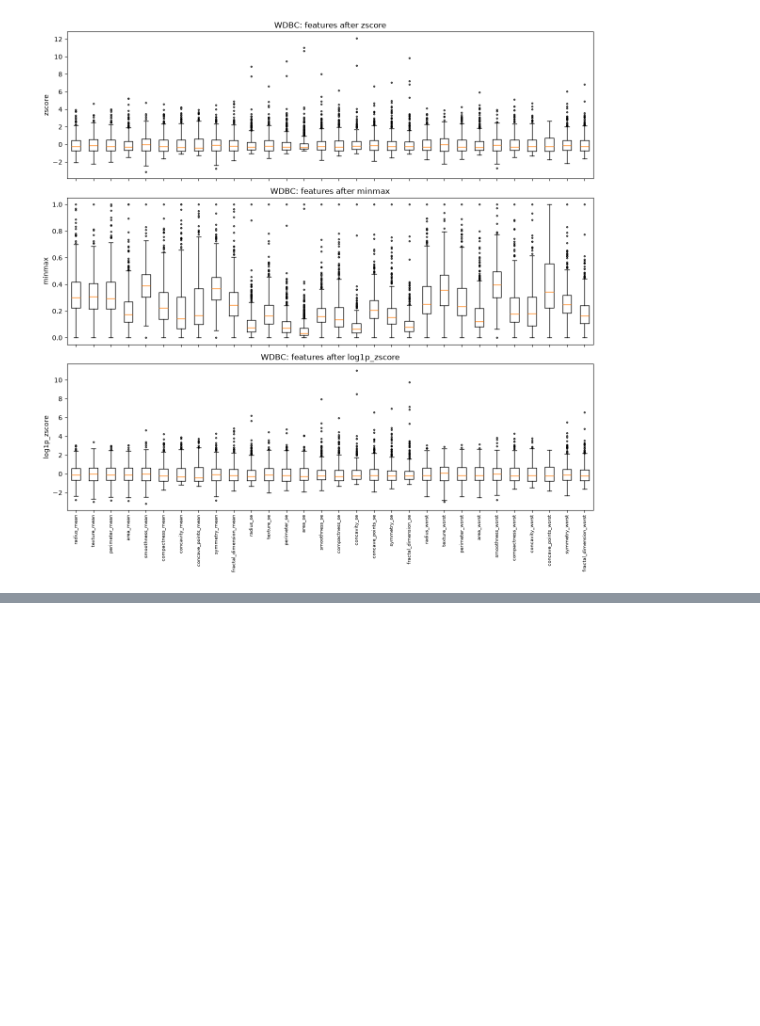
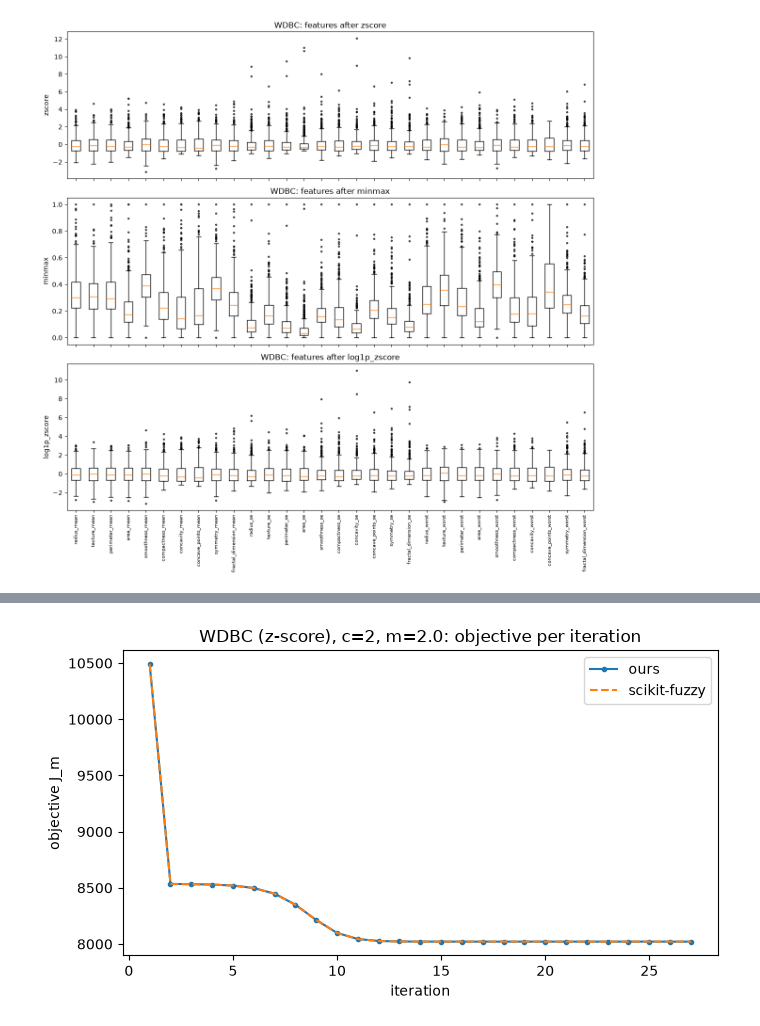
Before and after one commit to Stefy1209/Advanced-Methods-of-Data-Analysis, a Jupyter notebook: Reports/Report 1/src/wdbc/main.ipynb, the cells around one changed output, grey strips where cells are left out. Saved outputs shown, nothing was run; the diff lists cells and outputs as text; code cells hidden in the pictures; blank space fills up the shorter version.

Commit message:
wdbc notebook + csv + figures added

```diff
--- a/Reports/Report 1/src/wdbc/main.ipynb
+++ b/Reports/Report 1/src/wdbc/main.ipynb
@@ -384,0 +406,27 @@ plt.show()
+# %%
+import skfuzzy
+
+Xc = variants["zscore"]
+c_check, m_check = 2, 2.0
+
+ours = fcm.fcm(Xc, c=c_check, m=m_check, eps=FCM_EPS, max_iter=FCM_MAX_ITER, seed=SEED)
+
+# scikit-fuzzy expects data as features x samples, and the same initial partition
+cntr, u, u0, d, jm, p, fpc = skfuzzy.cluster.cmeans(
+    Xc.T, c=c_check, m=m_check, error=FCM_EPS, maxiter=FCM_MAX_ITER, init=ours.U0
+)
+
+check = pd.Series({
+    "iterations (ours)": ours.n_iter,
+    "iterations (skfuzzy)": p,
+    "converged (ours)": ours.converged,
+    "max |U_ours - U_skfuzzy|": np.abs(ours.U - u).max(),
+    "max |V_ours - V_skfuzzy|": np.abs(ours.V - cntr).max(),
+    "J (ours)": ours.J,
+    "J (skfuzzy)": jm[-1],
+    "PC (ours)": fcm.partition_coefficient(ours.U),
+    "PC (skfuzzy)": fpc,
+    "J never increases (ours)": bool(np.all(np.diff(ours.J_history) <= 1e-9 * ours.J_history[0])),
+})
+check.to_csv(OUT_DIR / "wdbc_fcm_crosscheck.csv", header=["value"])
+check
@@ -384,0 +445,13 @@ plt.show()
+# %%
+fig, ax = plt.subplots(figsize=(7, 4))
+ax.plot(range(1, len(ours.J_history) + 1), ours.J_history, marker="o", markersize=3, label="ours")
+ax.plot(range(1, len(jm) + 1), jm, linestyle="--", label="scikit-fuzzy")
+ax.set_xlabel("iteration")
+ax.set_ylabel("objective J_m")
+ax.set_title(f"WDBC (z-score), c={c_check}, m={m_check}: objective per iteration")
+ax.legend()
+fig.tight_layout()
+fig.savefig(FIG_DIR / "wdbc_fcm_crosscheck_objective.png", dpi=200)
+plt.show()
+# %% [output]
+[figure, added]
```
Also changed, not shown: parts of 43 cells of this notebook, 43 other files.
